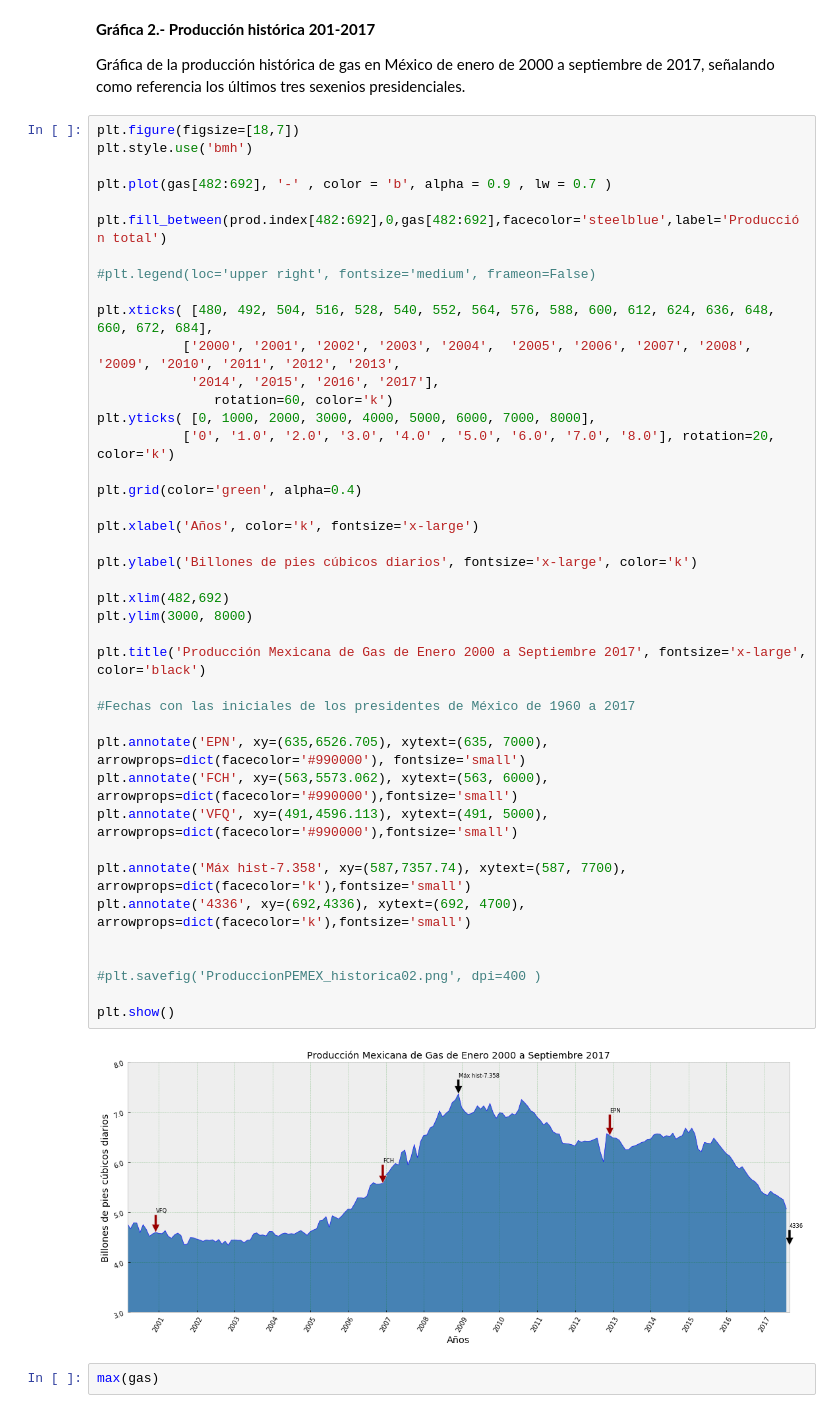
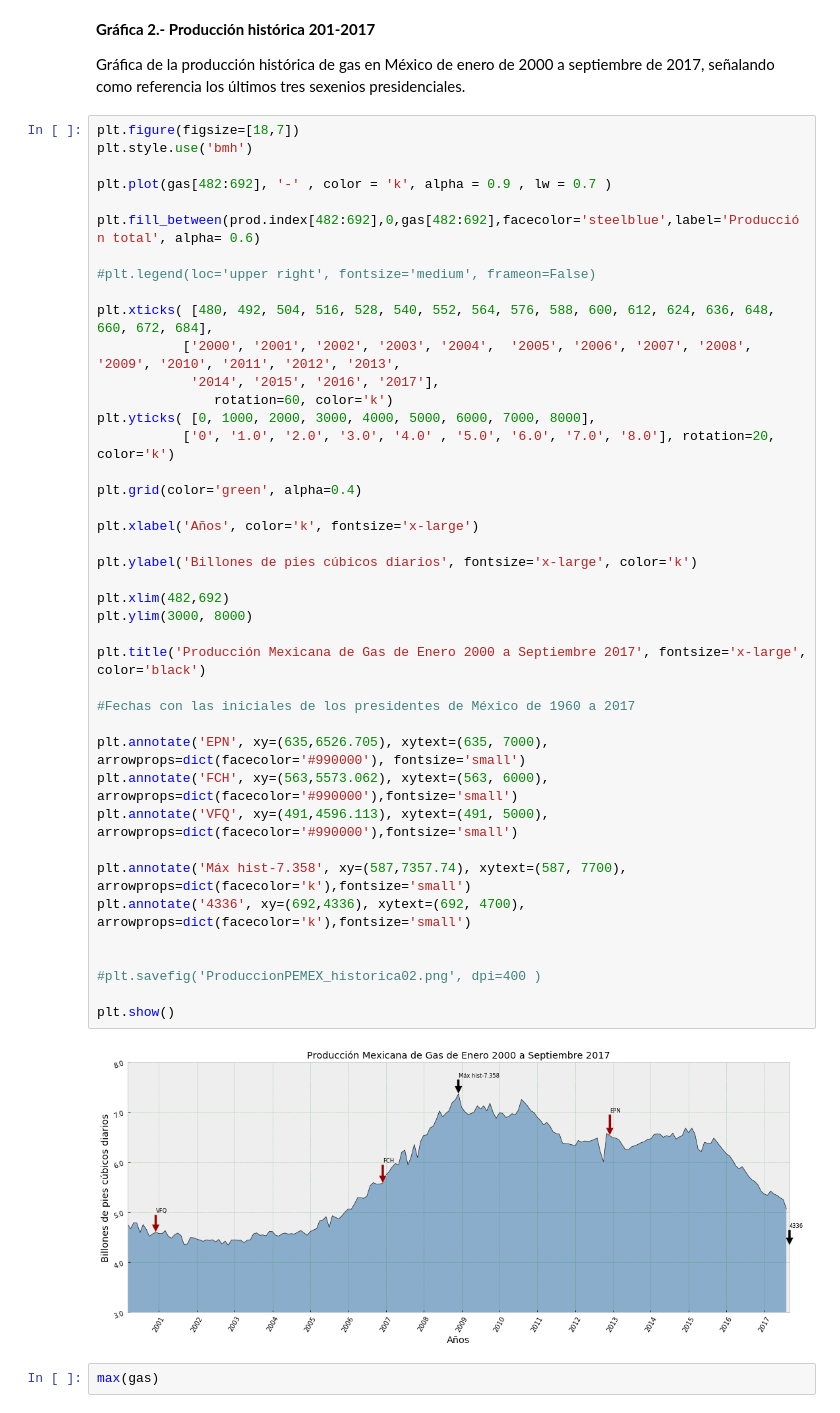
Before and after one commit to douglasgomezr/Exploracion-Produccion-Notebook, a Jupyter notebook: Producción histórica de gas-Ene1960-Sep2017.ipynb, the cells around one changed output. Drawn from its saved outputs; the diff is of its cells as text.

```diff
--- a/Producción histórica de gas-Ene1960-Sep2017.ipynb
+++ b/Producción histórica de gas-Ene1960-Sep2017.ipynb
@@ -82,9 +82,9 @@ Gráfica de la producción histórica de gas en México de enero de 2000 a septi
 plt.figure(figsize=[18,7])
 plt.style.use('bmh')
 
-plt.plot(gas[482:692], '-' , color = 'b', alpha = 0.9 , lw = 0.7 )
+plt.plot(gas[482:692], '-' , color = 'k', alpha = 0.9 , lw = 0.7 )
 
-plt.fill_between(prod.index[482:692],0,gas[482:692],facecolor='steelblue',label='Producción total')
+plt.fill_between(prod.index[482:692],0,gas[482:692],facecolor='steelblue',label='Producción total', alpha= 0.6)
 
 #plt.legend(loc='upper right', fontsize='medium', frameon=False)
 
@@ -93,34 +93,34 @@ plt.xticks( [480, 492, 504, 516, 528, 540, 552, 564, 576, 588, 600, 612, 624, 63
             '2014', '2015', '2016', '2017'],
                rotation=60, color='k')
 plt.yticks( [0, 1000, 2000, 3000, 4000, 5000, 6000, 7000, 8000],
            ['0', '1.0', '2.0', '3.0', '4.0' , '5.0', '6.0', '7.0', '8.0'], rotation=20, color='k')
 
 plt.grid(color='green', alpha=0.4)
 
 plt.xlabel('Años', color='k', fontsize='x-large')
 
 plt.ylabel('Billones de pies cúbicos diarios', fontsize='x-large', color='k')
 
 plt.xlim(482,692)
 plt.ylim(3000, 8000)
 
 plt.title('Producción Mexicana de Gas de Enero 2000 a Septiembre 2017', fontsize='x-large', color='black')
 
 #Fechas con las iniciales de los presidentes de México de 1960 a 2017
 
 plt.annotate('EPN', xy=(635,6526.705), xytext=(635, 7000), arrowprops=dict(facecolor='#990000'), fontsize='small')
 plt.annotate('FCH', xy=(563,5573.062), xytext=(563, 6000), arrowprops=dict(facecolor='#990000'),fontsize='small')
 plt.annotate('VFQ', xy=(491,4596.113), xytext=(491, 5000), arrowprops=dict(facecolor='#990000'),fontsize='small')
 
 plt.annotate('Máx hist-7.358', xy=(587,7357.74), xytext=(587, 7700), arrowprops=dict(facecolor='k'),fontsize='small')
 plt.annotate('4336', xy=(692,4336), xytext=(692, 4700), arrowprops=dict(facecolor='k'),fontsize='small')
 
 
 #plt.savefig('ProduccionPEMEX_historica02.png', dpi=400 )
 
 plt.show()
 # %% [output]
-[figure, old version]
+[figure, new version]
 # %%
 max(gas)
 # %% [output]
```
